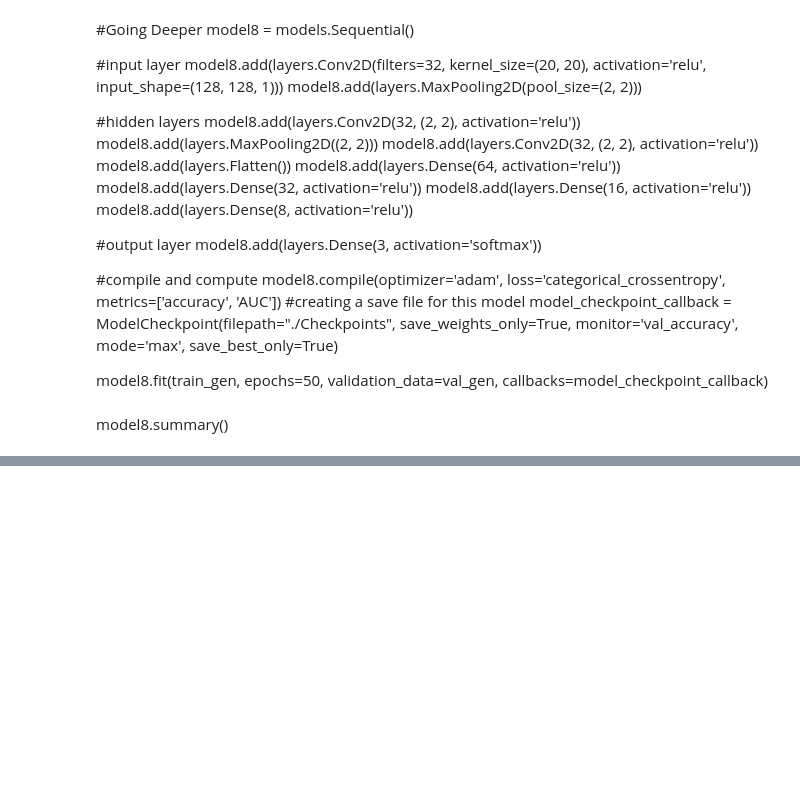
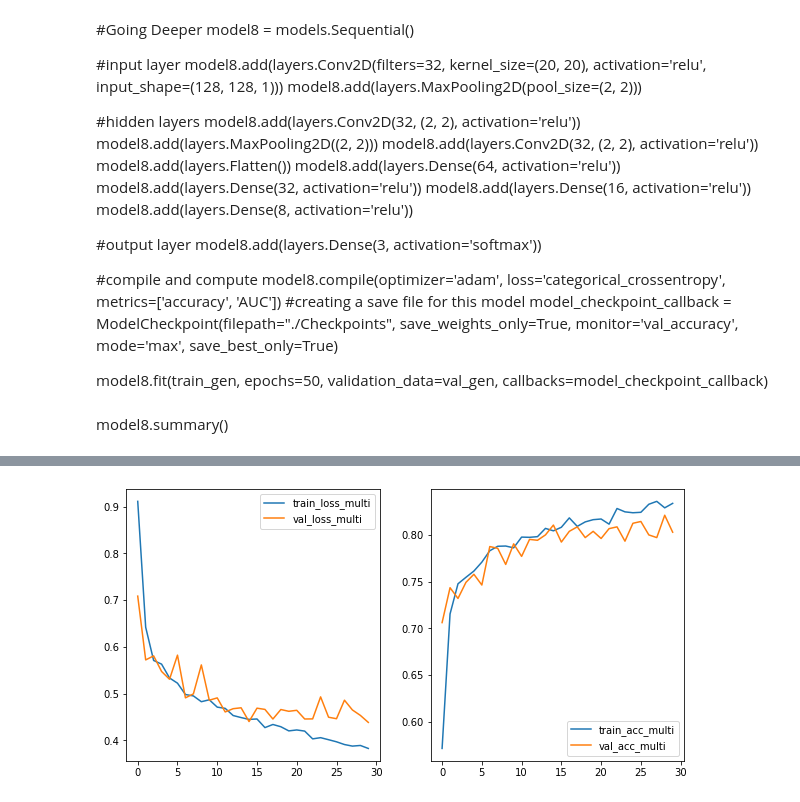
Before and after one commit to ek775/Pediatric_Pneumonia_CXR_CNN, a Jupyter notebook: Modeling Notebook.ipynb, the cells around one changed output, grey strips where cells are left out. Cells and saved outputs as stored; diff of their text form; code cells hidden in the pictures; blank space fills up the shorter version.

```diff
--- a/Modeling Notebook.ipynb
+++ b/Modeling Notebook.ipynb
@@ -59,0 +48,8 @@ val_gen = validation_image.flow_from_directory(
+# %%
+#training data processing
+train_gen = train_image.flow_from_directory(
+    directory='chest_xray/train',
+    target_size=(128, 128),color_mode='grayscale',
+    batch_size=32,
+    class_mode='categorical', subset='training', interpolation="lanczos",
+    seed=42)
@@ -59,0 +58,8 @@ val_gen = validation_image.flow_from_directory(
+# %%
+#validation data processing
+val_gen = validation_image.flow_from_directory(
+    directory='chest_xray/train',
+    target_size=(128, 128),color_mode='grayscale',
+    batch_size=32,
+    class_mode='categorical', subset='validation', interpolation="lanczos",
+    seed=42)
@@ -458,0 +571,16 @@ test_image = ImageDataGenerator(rescale=1/255)
+# %%
+#training charts for multiclass model
+train_loss_multi = multi_history.history['loss']
+train_acc_multi = multi_history.history['accuracy']
+val_loss_multi = multi_history.history['val_loss']
+val_acc_multi = multi_history.history['val_accuracy']
+
+
+fig, (ax1, ax2) = plt.subplots(1, 2, figsize=(10, 5))
+sns.lineplot(x=multi_history.epoch, y=train_loss_multi, ax=ax1, label='train_loss_multi')
+sns.lineplot(x=multi_history.epoch, y=train_acc_multi, ax=ax2, label='train_acc_multi')
+
+sns.lineplot(x=multi_history.epoch, y=val_loss_multi, ax=ax1, label='val_loss_multi')
+sns.lineplot(x=multi_history.epoch, y=val_acc_multi, ax=ax2, label='val_acc_multi');
+# %% [output]
+[figure, added]
```
Also changed, not shown: parts of 29 cells of this notebook, 4 other files.
